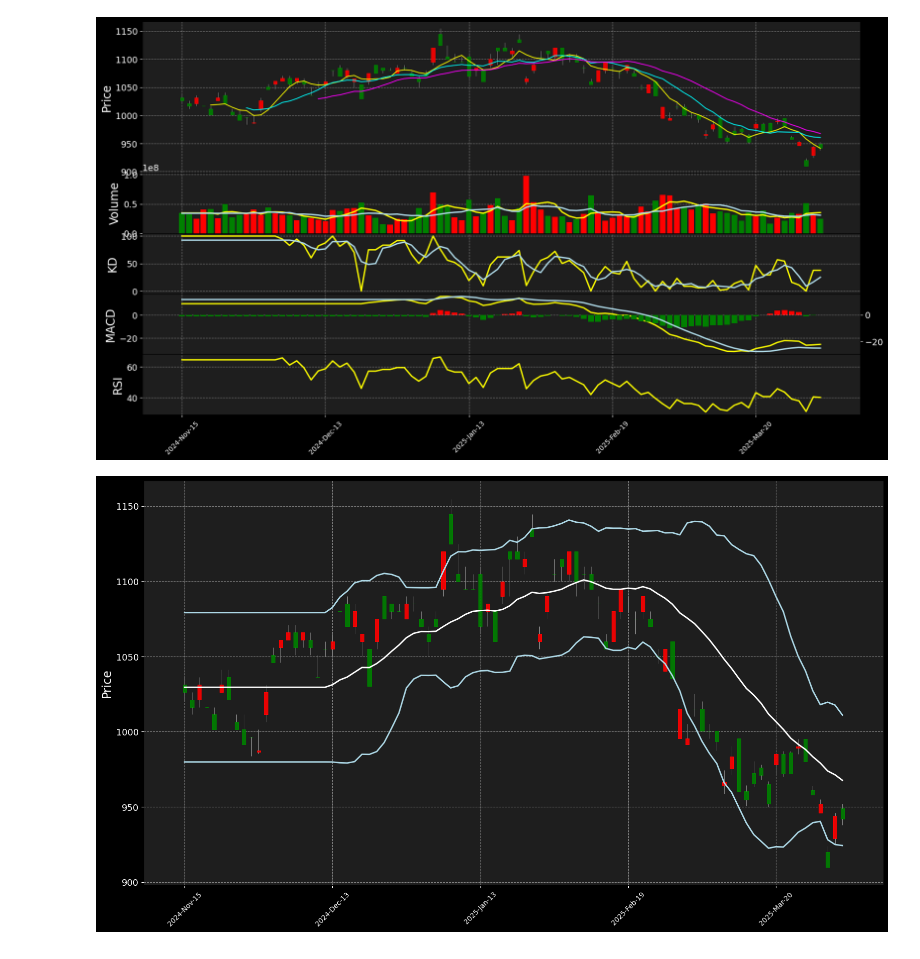
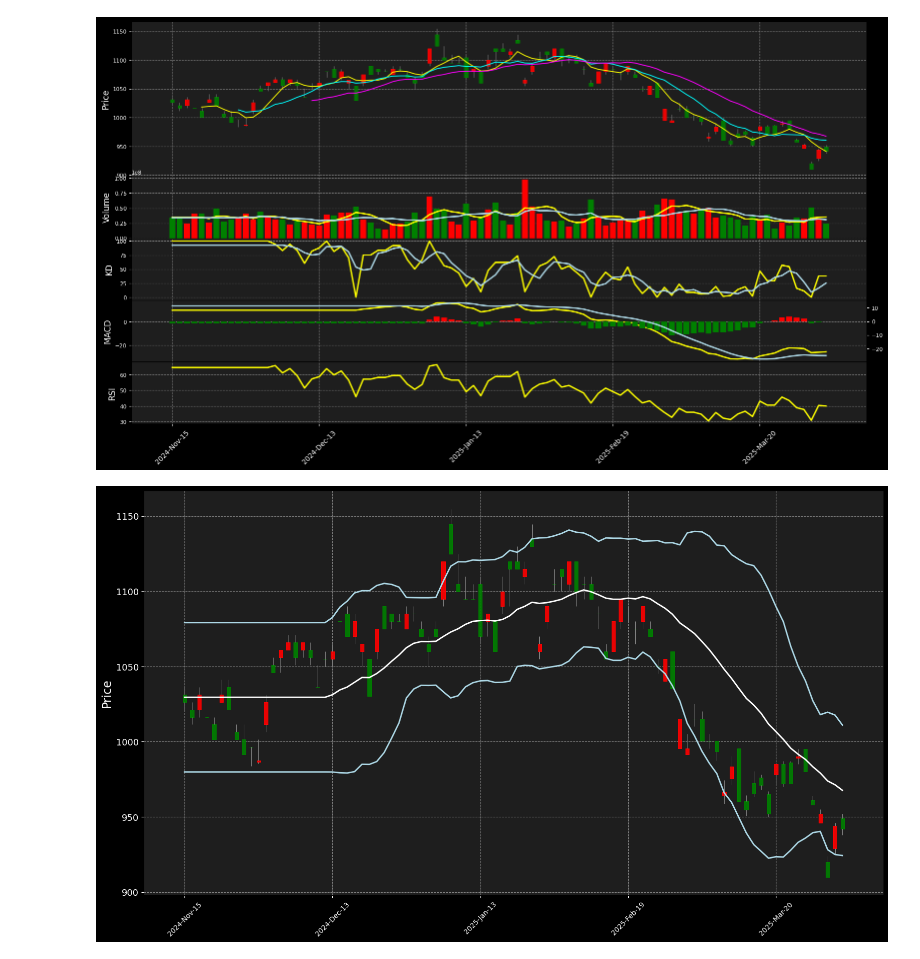
Before and after one commit to be2455/Stock_Predictor, a Jupyter notebook: notebooks/EDA_Kline.ipynb, the cells around one changed output. Saved outputs shown, nothing was run; the diff lists cells and outputs as text; code cells hidden in the pictures.

```diff
--- a/notebooks/EDA_Kline.ipynb
+++ b/notebooks/EDA_Kline.ipynb
@@ -21,35 +21,35 @@ apds = [
     mpf.make_addplot(df['MACD_signal'], panel=3, color='lightblue'),
     mpf.make_addplot(df['MACD_diff'], type='bar', panel=3, color=macd_colors),
 
     mpf.make_addplot(df['RSI_14'], panel=4, color='yellow', ylabel='RSI'),
 ]
 
 Kstyle = mpf.make_mpf_style(
     base_mpf_style='nightclouds',
-    rc={'axes.labelsize': 17, 'ytick.labelsize': 13},
+    rc={'axes.labelsize': 12, 'ytick.labelsize': 8},
     marketcolors=mpf.make_marketcolors(
         up='red', down='green',
         edge='inherit',
         wick='gray',
         volume='inherit',
     ),
     facecolor='#1e1e1e',  # Background dark gray
     edgecolor='black',
     gridcolor='gray',
 )
 
 mpf.plot(
     df,
     type='candle',
     style=Kstyle,
     mav=(5, 10, 20),
     mavcolors=['yellow', 'cyan', 'magenta'],
     addplot=apds,
     figratio=(16, 9), figscale=2,
     volume=False
 )
 # %% [output]
-[figure, old version]
+[figure, new version]
 # %%
 import pandas as pd
 import numpy as np
```
Also changed, not shown: 3 other files.
